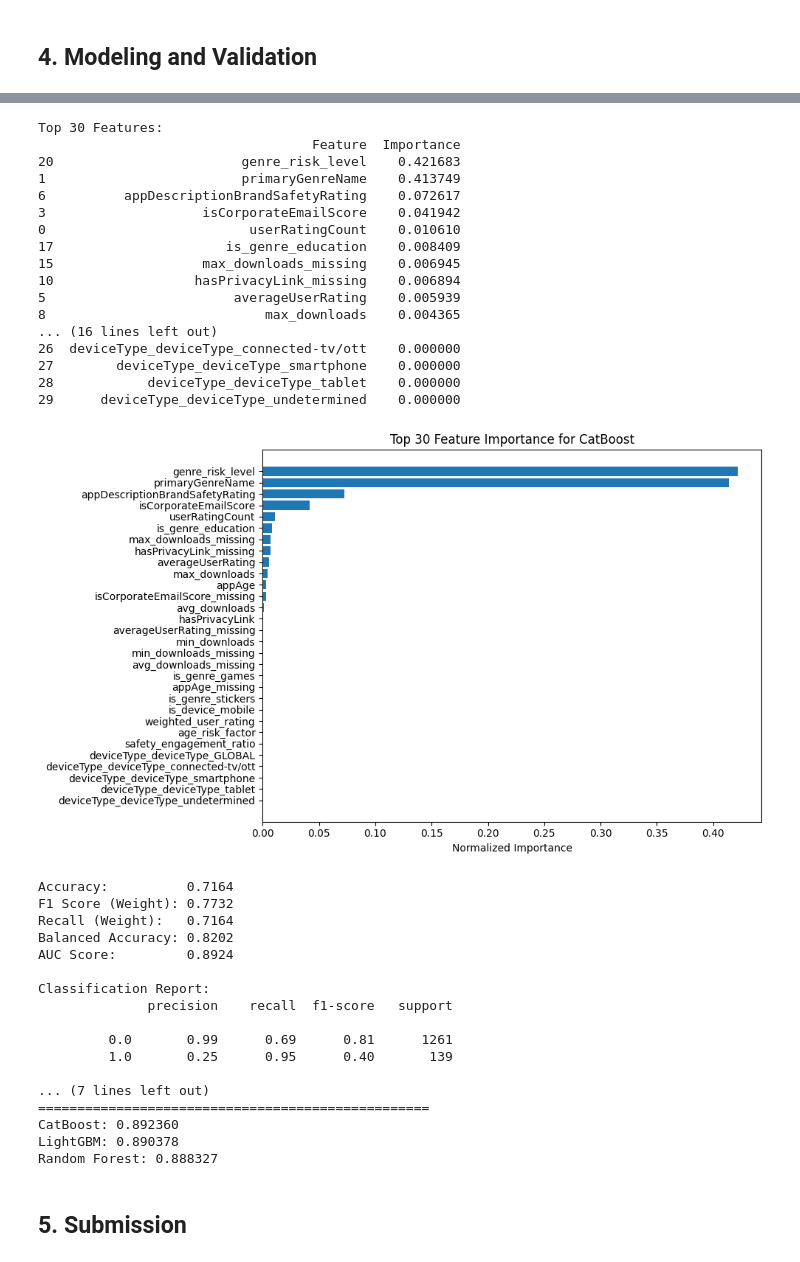
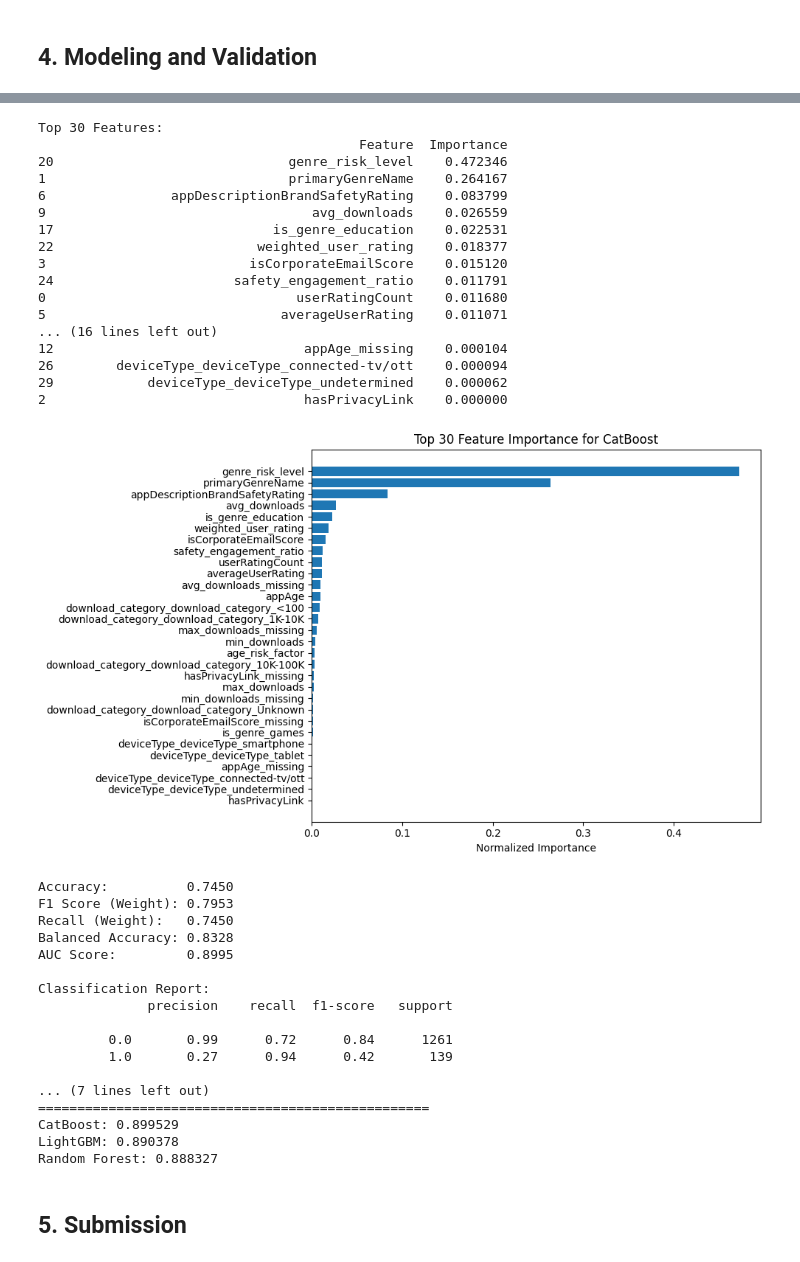
Before and after one commit to Reasondro/FindIT, a Jupyter notebook: Find_IT_Ale_New.ipynb, the cells around one changed output, grey strips where cells are left out. Saved outputs shown, nothing was run; the diff lists cells and outputs as text; code cells hidden in the pictures.

Commit message:
not 90, but better fitting

```diff
--- a/Find_IT_Ale_New.ipynb
+++ b/Find_IT_Ale_New.ipynb
@@ -2248,12 +2248,14 @@ models = {
     "CatBoost": CatBoostClassifier(
         # iterations=200,
         iterations=1000,
-        # learning_rate=0.05,
-        learning_rate=0.025,
-        depth=7,
+        learning_rate=0.05,
+        # learning_rate=0.025, ##? better ish
+        # depth=7,
+        depth=4, ## ? better ish
         # l2_leaf_reg=3,
-        l2_leaf_reg=6,
-        # l2_leaf_reg=9,
+        # l2_leaf_reg=6,
+        l2_leaf_reg=9, ##? better ish
+        # l2_leaf_reg=12,
         loss_function='Logloss',
         eval_metric='AUC',
         random_seed=42,
@@ -2354,36 +2356,36 @@ Shrink model to first 4 iterations.
 Top 30 Features:
-                                   Feature  Importance
-20                        genre_risk_level    0.421683
-1                         primaryGenreName    0.413749
-6          appDescriptionBrandSafetyRating    0.072617
-3                    isCorporateEmailScore    0.041942
-0                          userRatingCount    0.010610
-17                      is_genre_education    0.008409
-15                   max_downloads_missing    0.006945
-10                  hasPrivacyLink_missing    0.006894
-5                        averageUserRating    0.005939
-8                            max_downloads    0.004365
+                                         Feature  Importance
+20                              genre_risk_level    0.472346
+1                               primaryGenreName    0.264167
+6                appDescriptionBrandSafetyRating    0.083799
+9                                  avg_downloads    0.026559
+17                            is_genre_education    0.022531
+22                          weighted_user_rating    0.018377
+3                          isCorporateEmailScore    0.015120
+24                       safety_engagement_ratio    0.011791
+0                                userRatingCount    0.011680
+5                              averageUserRating    0.011071
 ... (16 lines left out)
-26  deviceType_deviceType_connected-tv/ott    0.000000
-27        deviceType_deviceType_smartphone    0.000000
-28            deviceType_deviceType_tablet    0.000000
-29      deviceType_deviceType_undetermined    0.000000
+12                                appAge_missing    0.000104
+26        deviceType_deviceType_connected-tv/ott    0.000094
+29            deviceType_deviceType_undetermined    0.000062
+2                                 hasPrivacyLink    0.000000
-[figure, old version]
+[figure, new version]
-Accuracy:          0.7164
-F1 Score (Weight): 0.7732
-Recall (Weight):   0.7164
-Balanced Accuracy: 0.8202
-AUC Score:         0.8924
+Accuracy:          0.7450
+F1 Score (Weight): 0.7953
+Recall (Weight):   0.7450
+Balanced Accuracy: 0.8328
+AUC Score:         0.8995
 
 Classification Report:
               precision    recall  f1-score   support
 
-         0.0       0.99      0.69      0.81      1261
-         1.0       0.25      0.95      0.40       139
+         0.0       0.99      0.72      0.84      1261
+         1.0       0.27      0.94      0.42       139
 
 ... (7 lines left out)
 ==================================================
-CatBoost: 0.892360
+CatBoost: 0.899529
 LightGBM: 0.890378
 Random Forest: 0.888327
 # %%
```
Also changed, not shown: parts of 1 cell of this notebook.
